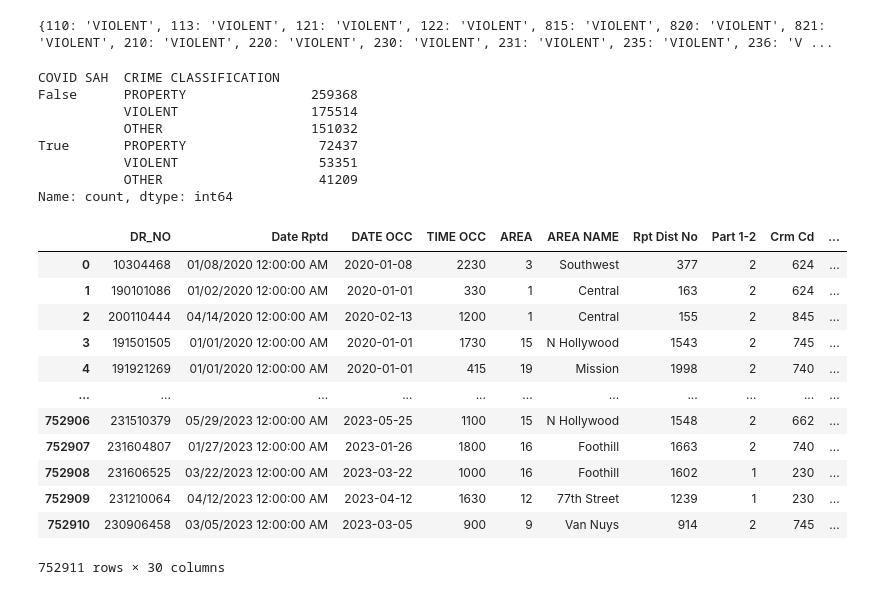
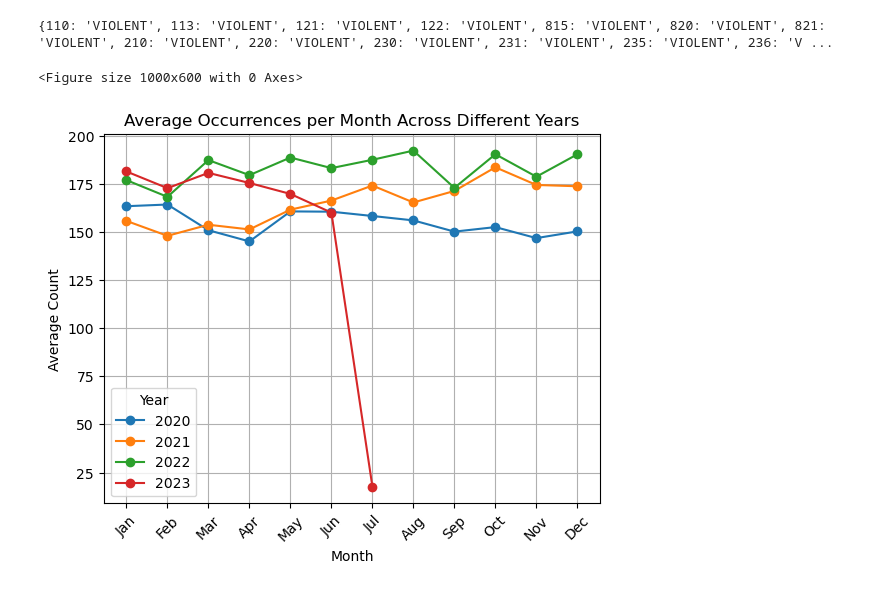
Before and after one commit to Ed-Lovera/AI-PT-Project-1, a Jupyter notebook: la_crimes.ipynb, the cells around one changed output. Saved outputs shown, nothing was run; the diff lists cells and outputs as text; code cells hidden in the pictures.

Commit message:
merge covid data to main notebook

```diff
--- a/la_crimes.ipynb
+++ b/la_crimes.ipynb
@@ -89,29 +101,33 @@ assert crime_code_classification[926] == "VIOLENT"
 # %%
 # Add a new column to the DataFrame that classifies the crime as Violent or Property.
 df["CRIME CLASSIFICATION"] = df["Crm Cd"].map(crime_code_classification).fillna("OTHER")
-# %%
-# Preview new columns and value counts.
-print(df[["COVID SAH", "CRIME CLASSIFICATION"]].value_counts())
-df
-# %% [output]
-COVID SAH  CRIME CLASSIFICATION
-False      PROPERTY                259368
-           VIOLENT                 175514
-           OTHER                   151032
-True       PROPERTY                 72437
-           VIOLENT                  53351
-           OTHER                    41209
-Name: count, dtype: int64
-|  | DR_NO | Date Rptd | DATE OCC | TIME OCC | AREA | AREA NAME | Rpt Dist No | Part 1-2 | Crm Cd | ... |
-| 0 | 10304468 | 01/08/2020 12:00:00 AM | 2020-01-08 | 2230 | 3 | Southwest | 377 | 2 | 624 | ... |
-| 1 | 190101086 | 01/02/2020 12:00:00 AM | 2020-01-01 | 330 | 1 | Central | 163 | 2 | 624 | ... |
-| 2 | 200110444 | 04/14/2020 12:00:00 AM | 2020-02-13 | 1200 | 1 | Central | 155 | 2 | 845 | ... |
-| 3 | 191501505 | 01/01/2020 12:00:00 AM | 2020-01-01 | 1730 | 15 | N Hollywood | 1543 | 2 | 745 | ... |
-| 4 | 191921269 | 01/01/2020 12:00:00 AM | 2020-01-01 | 415 | 19 | Mission | 1998 | 2 | 740 | ... |
-| ... | ... | ... | ... | ... | ... | ... | ... | ... | ... | ... |
-| 752906 | 231510379 | 05/29/2023 12:00:00 AM | 2023-05-25 | 1100 | 15 | N Hollywood | 1548 | 2 | 662 | ... |
-| 752907 | 231604807 | 01/27/2023 12:00:00 AM | 2023-01-26 | 1800 | 16 | Foothill | 1663 | 2 | 740 | ... |
-| 752908 | 231606525 | 03/22/2023 12:00:00 AM | 2023-03-22 | 1000 | 16 | Foothill | 1602 | 1 | 230 | ... |
-| 752909 | 231210064 | 04/12/2023 12:00:00 AM | 2023-04-12 | 1630 | 12 | 77th Street | 1239 | 1 | 230 | ... |
-| 752910 | 230906458 | 03/05/2023 12:00:00 AM | 2023-03-05 | 900 | 9 | Van Nuys | 914 | 2 | 745 | ... |
-752911 rows × 30 columns
+# %%
+# Add a new column to the DataFrame that provides the year of the crime.
+df["YEAR OCC"] = df["DATE OCC"].dt.year
+
+# Add a new column to the DataFrame that provides the month of the crime.
+df["MONTH OCC"] = df["DATE OCC"].dt.month
+# %%
+# Group by year, month, and crime description, then calculate the count
+monthly_counts = df.groupby(['YEAR OCC', 'MONTH OCC', 'Crm Cd Desc'])['Crm Cd'].count().reset_index(name='count')
+
+# Calculate the average count for each month
+monthly_avg = monthly_counts.groupby(["MONTH OCC", "YEAR OCC"])['count'].mean().reset_index()
+
+# Pivot the DataFrame to have years as columns
+pivot_table = monthly_avg.pivot(index="MONTH OCC", columns="YEAR OCC", values='count')
+
+# Plotting
+plt.figure(figsize=(10, 6))
+pivot_table.plot(marker='o')
+plt.title('Average Occurrences per Month Across Different Years')
+plt.xlabel('Month')
+plt.ylabel('Average Count')
+plt.xticks(ticks=range(1, 13), labels=['Jan', 'Feb', 'Mar', 'Apr', 'May', 'Jun',
+                                         'Jul', 'Aug', 'Sep', 'Oct', 'Nov', 'Dec'], rotation=45)
+plt.legend(title='Year')
+plt.grid()
+plt.show()
+# %% [output]
+<Figure size 1000x600 with 0 Axes>
+[figure, added]
```
Also changed, not shown: parts of 4 cells of this notebook.
